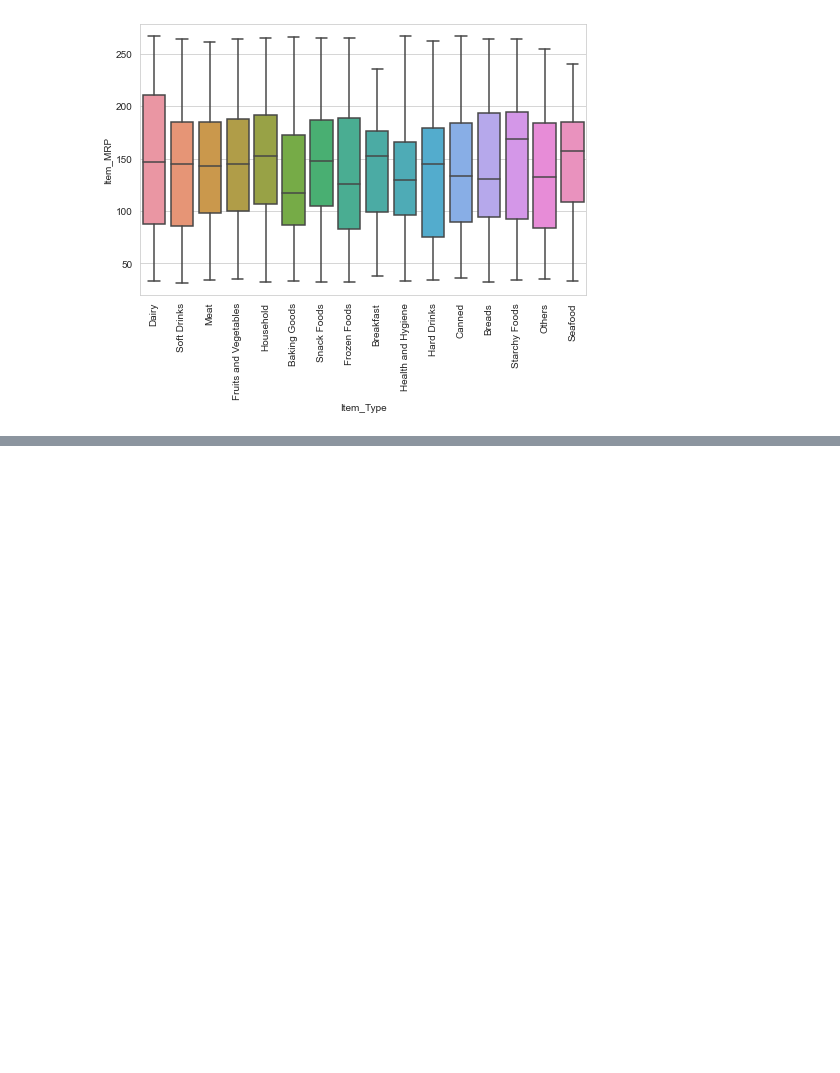
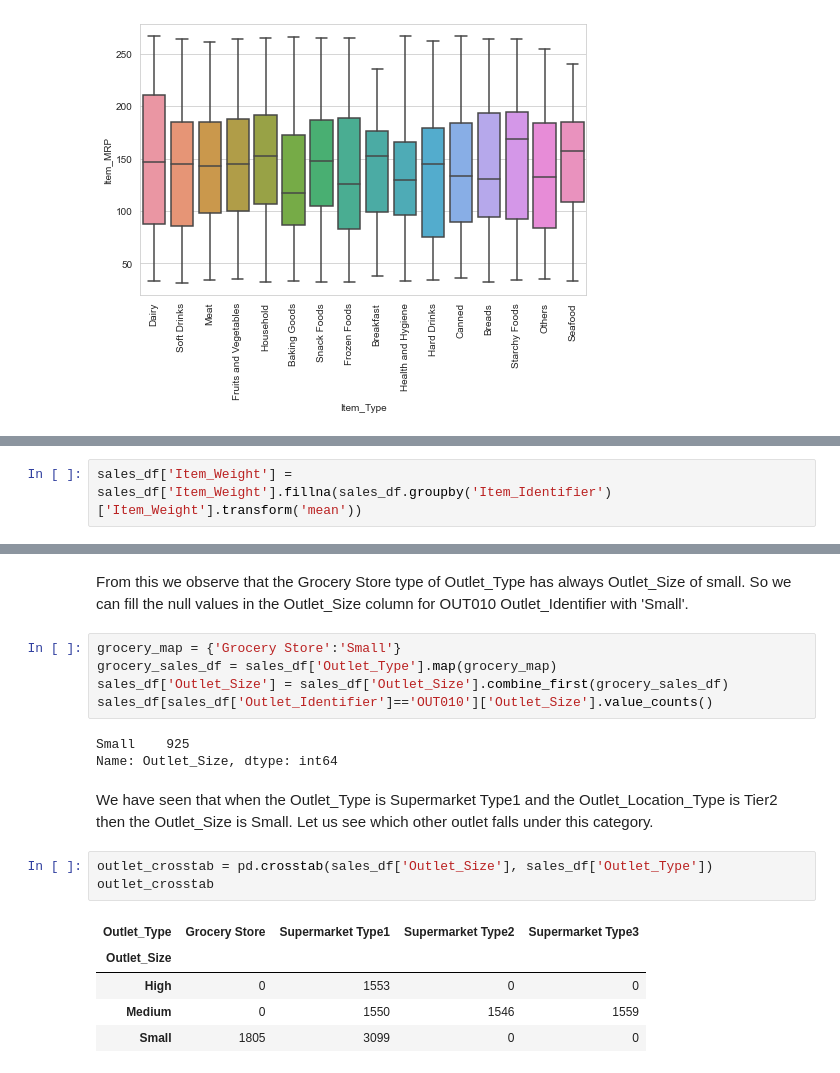
Before and after one commit to ayg15/bigmart-sales, a Jupyter notebook: Big Mart Sales Prediction.ipynb, the cells around one changed output, grey strips where cells are left out. Drawn from its saved outputs; the diff is of its cells as text; blank space fills up the shorter version.

```diff
--- a/Big Mart Sales Prediction.ipynb
+++ b/Big Mart Sales Prediction.ipynb
@@ -333,0 +358,2 @@ Name: Item_Visibility, Length: 13024, dtype: int64
+# %%
+sales_df['Item_Weight'] = sales_df['Item_Weight'].fillna(sales_df.groupby('Item_Identifier')['Item_Weight'].transform('mean'))
@@ -333,0 +455,21 @@ Name: Item_Visibility, Length: 13024, dtype: int64
+# %% [markdown]
+From this we observe that the Grocery Store type of Outlet_Type has always Outlet_Size of small. So we can fill the null values in the Outlet_Size column for OUT010 Outlet_Identifier with 'Small'.
+# %%
+grocery_map = {'Grocery Store':'Small'}
+grocery_sales_df = sales_df['Outlet_Type'].map(grocery_map)
+sales_df['Outlet_Size'] = sales_df['Outlet_Size'].combine_first(grocery_sales_df)
+sales_df[sales_df['Outlet_Identifier']=='OUT010']['Outlet_Size'].value_counts()
+# %% [output]
+Small    925
+Name: Outlet_Size, dtype: int64
+# %% [markdown]
+We have seen that when the Outlet_Type is Supermarket Type1 and the Outlet_Location_Type is Tier2 then the Outlet_Size is Small. Let us see which other outlet falls under this category.
+# %%
+outlet_crosstab = pd.crosstab(sales_df['Outlet_Size'], sales_df['Outlet_Type'])
+outlet_crosstab
+# %% [output]
+| Outlet_Type | Grocery Store | Supermarket Type1 | Supermarket Type2 | Supermarket Type3 |
+| Outlet_Size |  |  |  |  |
+| High | 0 | 1553 | 0 | 0 |
+| Medium | 0 | 1550 | 1546 | 1559 |
+| Small | 1805 | 3099 | 0 | 0 |
```
Also changed, not shown: parts of 48 cells of this notebook.
